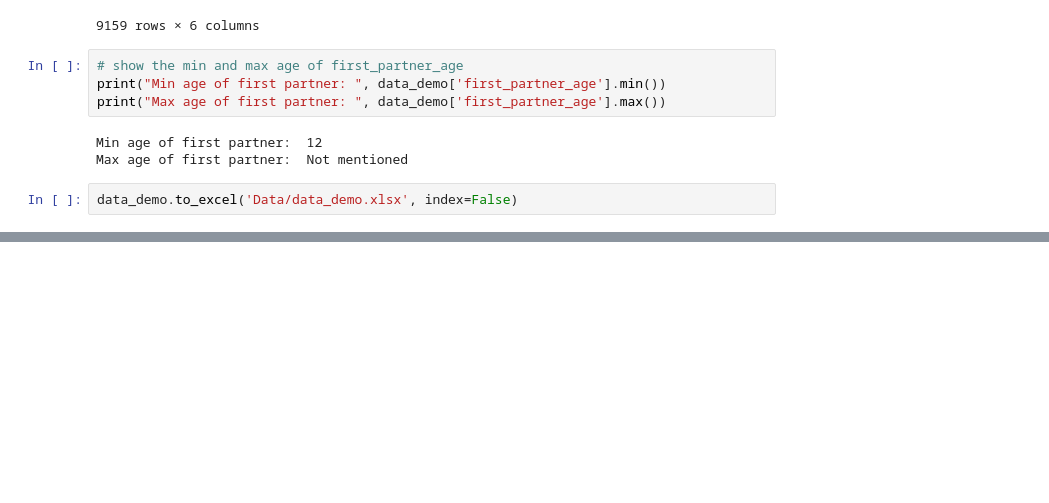
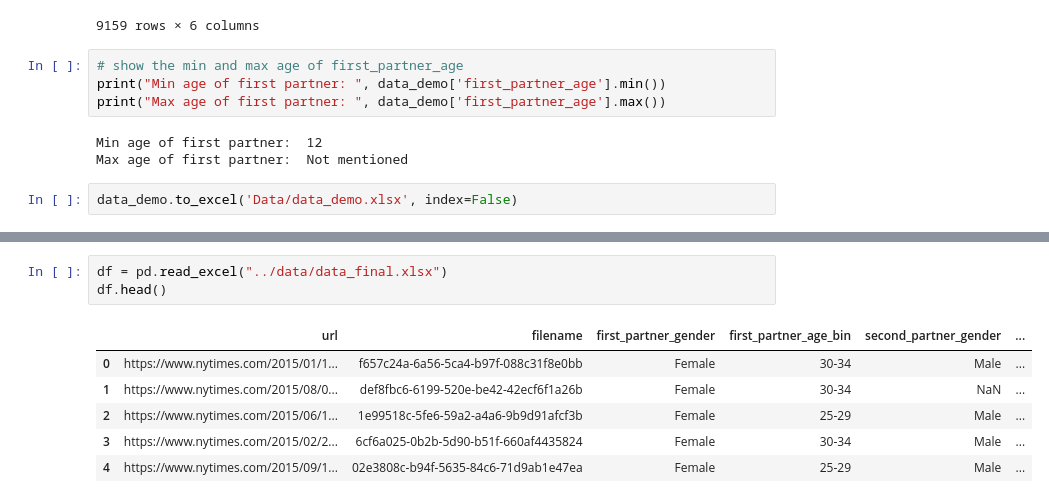
Before and after one commit to YanmiYu/DL-Marriage-Prediction, a Jupyter notebook: src/EDA.ipynb, the cells around one changed output, grey strips where cells are left out. Cells and saved outputs as stored; diff of their text form; blank space fills up the shorter version.

```diff
--- a/src/EDA.ipynb
+++ b/src/EDA.ipynb
@@ -244,0 +280,10 @@ data_demo.to_excel('Data/data_demo.xlsx', index=False)
+# %%
+df = pd.read_excel("../data/data_final.xlsx")
+df.head()
+# %% [output]
+|  | url | filename | first_partner_gender | first_partner_age_bin | second_partner_gender | ... |
+| 0 | https://www.nytimes.com/2015/01/1... | f657c24a-6a56-5ca4-b97f-088c31f8e0bb | Female | 30-34 | Male | ... |
+| 1 | https://www.nytimes.com/2015/08/0... | def8fbc6-6199-520e-be42-42ecf6f1a26b | Female | 30-34 | NaN | ... |
+| 2 | https://www.nytimes.com/2015/06/1... | 1e99518c-5fe6-59a2-a4a6-9b9d91afcf3b | Female | 25-29 | Male | ... |
+| 3 | https://www.nytimes.com/2015/02/2... | 6cf6a025-0b2b-5d90-b51f-660af4435824 | Female | 30-34 | Male | ... |
+| 4 | https://www.nytimes.com/2015/09/1... | 02e3808c-b94f-5635-84c6-71d9ab1e47ea | Female | 25-29 | Male | ... |
```
Also changed, not shown: parts of 7 cells of this notebook, 2 other files.
